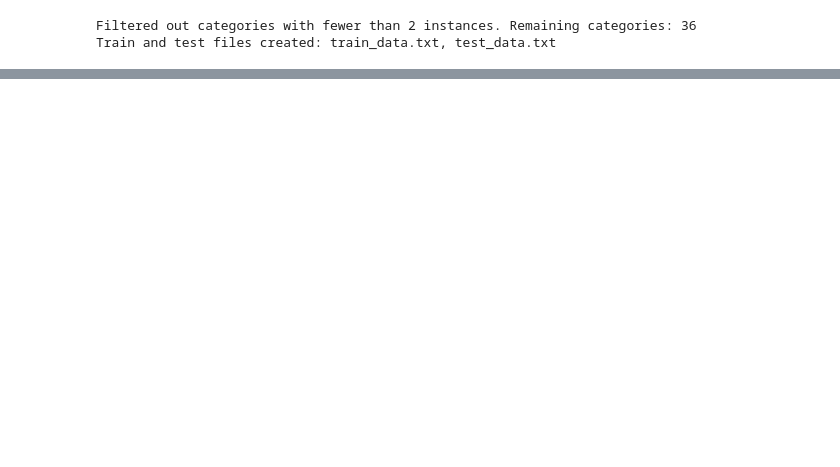
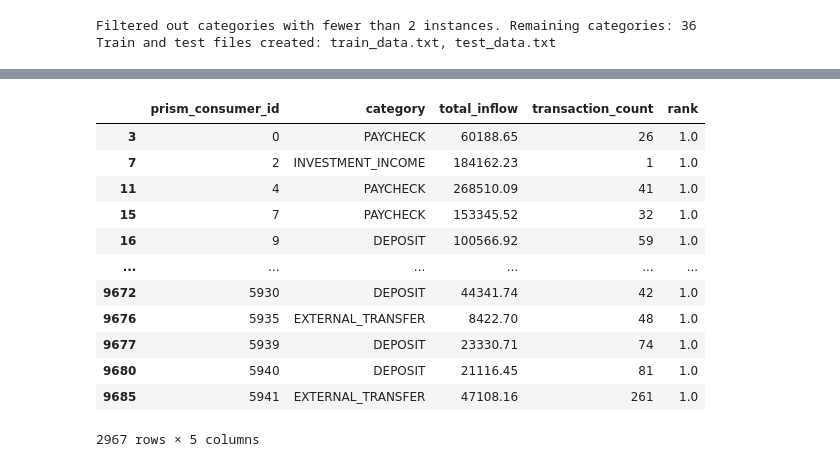
Before and after one commit to hillarychang/dsc180b-capstone-q2, a Jupyter notebook: src/notebooks/hillary_data_exploration.ipynb, the cells around one changed output, grey strips where cells are left out. Drawn from its saved outputs; the diff is of its cells as text; code cells hidden in the pictures; blank space fills up the shorter version.

```diff
--- a/notebooks/hillary_data_exploration.ipynb
+++ b/src/notebooks/hillary_data_exploration.ipynb
@@ -850,0 +889,16 @@ KeyboardInterrupt:
+# %%
+# Group data by consumer and category
+transaction_summary = cleaned_inflows.groupby(['prism_consumer_id', 'category']).agg({
+    'amount': 'sum',
+    'memo': 'count'
+}).rename(columns={'amount': 'total_inflow', 'memo': 'transaction_count'}).reset_index()
+
+# Get total inflow per consumer
+consumer_summary = transaction_summary.groupby('prism_consumer_id').agg({
+    'total_inflow': 'sum',
+    'transaction_count': 'sum'
+}).reset_index()
+
+
+transaction_summary.head(5)
+# consumer_summary.head(5)
@@ -850,0 +912,20 @@ KeyboardInterrupt:
+# %%
+# Rank categories for each consumer by total inflow
+transaction_summary['rank'] = transaction_summary.groupby('prism_consumer_id')['total_inflow'].rank(ascending=False)
+top_sources = transaction_summary[transaction_summary['rank'] == 1]
+
+top_sources
+# %% [output]
+|  | prism_consumer_id | category | total_inflow | transaction_count | rank |
+| 3 | 0 | PAYCHECK | 60188.65 | 26 | 1.0 |
+| 7 | 2 | INVESTMENT_INCOME | 184162.23 | 1 | 1.0 |
+| 11 | 4 | PAYCHECK | 268510.09 | 41 | 1.0 |
+| 15 | 7 | PAYCHECK | 153345.52 | 32 | 1.0 |
+| 16 | 9 | DEPOSIT | 100566.92 | 59 | 1.0 |
+| ... | ... | ... | ... | ... | ... |
+| 9672 | 5930 | DEPOSIT | 44341.74 | 42 | 1.0 |
+| 9676 | 5935 | EXTERNAL_TRANSFER | 8422.70 | 48 | 1.0 |
+| 9677 | 5939 | DEPOSIT | 23330.71 | 74 | 1.0 |
+| 9680 | 5940 | DEPOSIT | 21116.45 | 81 | 1.0 |
+| 9685 | 5941 | EXTERNAL_TRANSFER | 47108.16 | 261 | 1.0 |
+2967 rows × 5 columns
```
Also changed, not shown: parts of 8 cells of this notebook, 1 other file.
